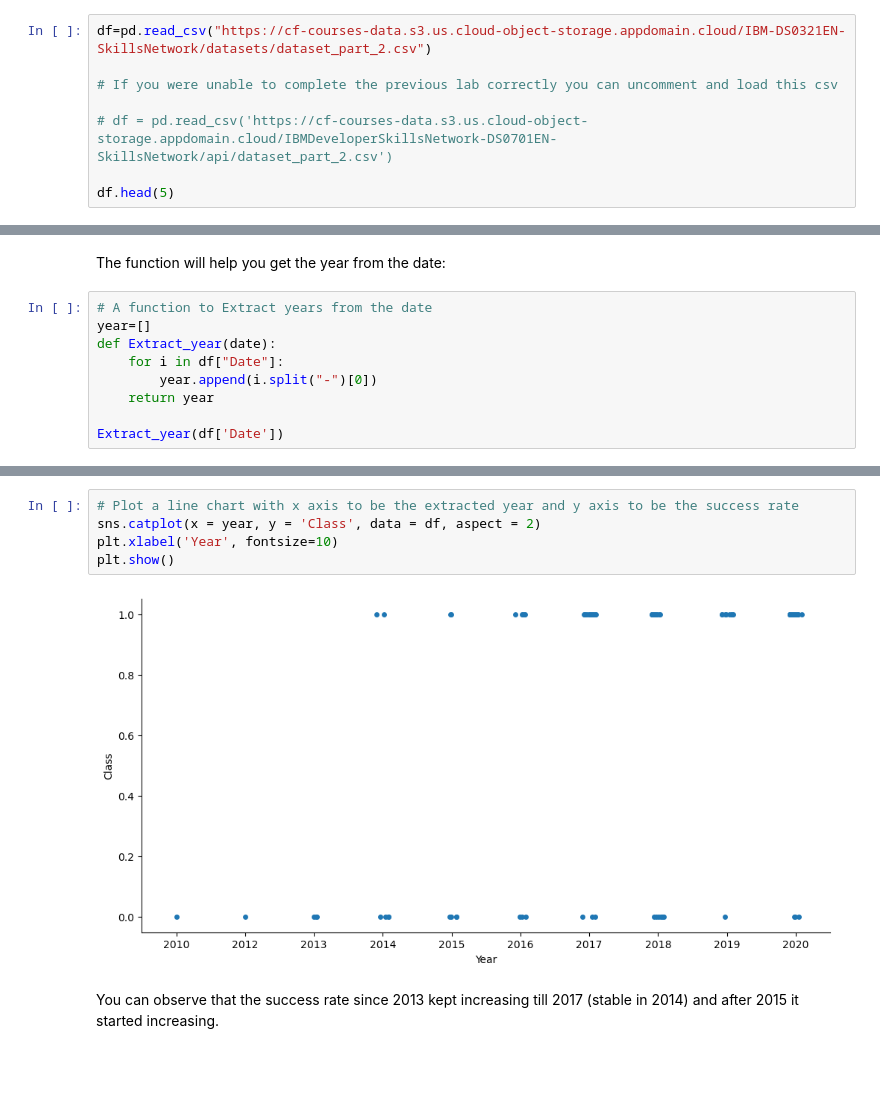
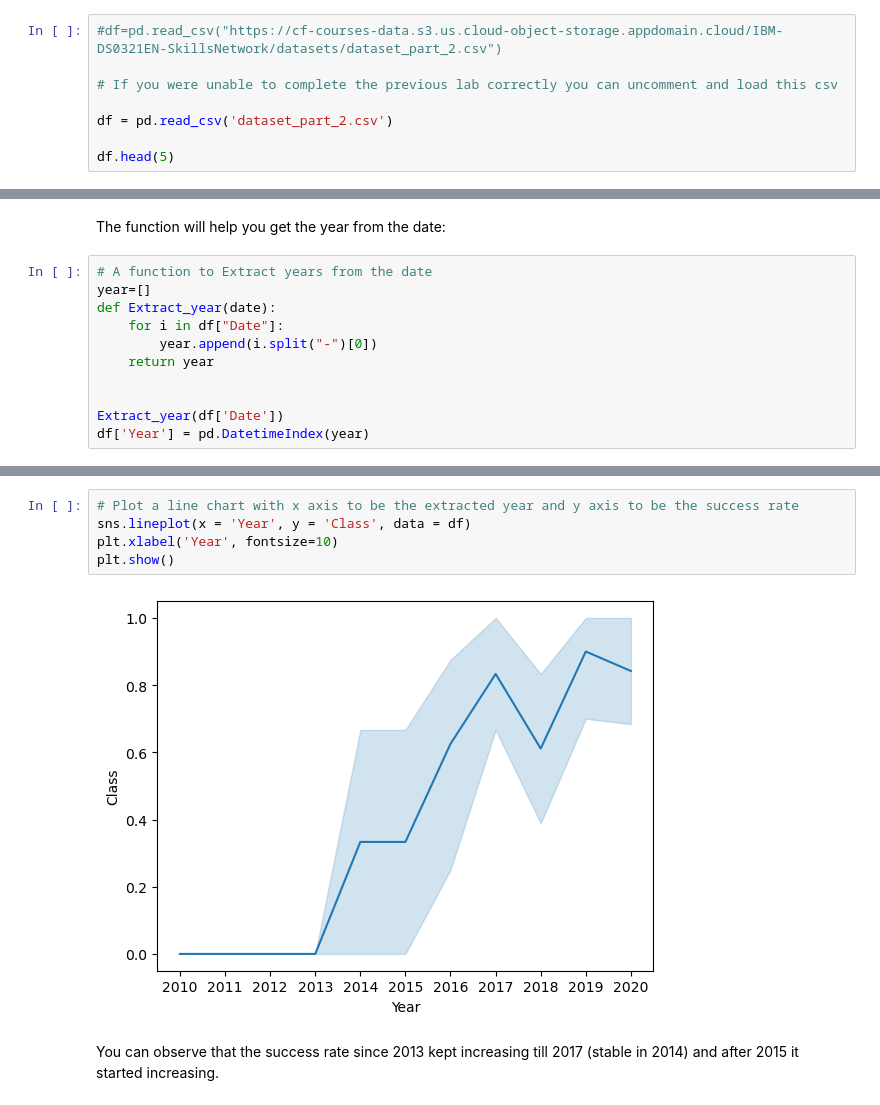
Before and after one commit to G-flatminor/Capstone-project-Space-X-, a Jupyter notebook: jupyter-labs-eda-dataviz-v2.ipynb, the cells around one changed output, grey strips where cells are left out. Saved outputs shown, nothing was run; the diff lists cells and outputs as text; blank space fills up the shorter version.

```diff
--- a/jupyter-labs-eda-dataviz-v2.ipynb
+++ b/jupyter-labs-eda-dataviz-v2.ipynb
@@ -75,11 +75,11 @@ import seaborn as sns
 # %% [markdown]
 First, let's read the SpaceX dataset into a Pandas dataframe and print its summary
 # %%
-df=pd.read_csv("https://cf-courses-data.s3.us.cloud-object-storage.appdomain.cloud/IBM-DS0321EN-SkillsNetwork/datasets/dataset_part_2.csv")
+#df=pd.read_csv("https://cf-courses-data.s3.us.cloud-object-storage.appdomain.cloud/IBM-DS0321EN-SkillsNetwork/datasets/dataset_part_2.csv")
 
 # If you were unable to complete the previous lab correctly you can uncomment and load this csv
 
-# df = pd.read_csv('https://cf-courses-data.s3.us.cloud-object-storage.appdomain.cloud/IBMDeveloperSkillsNetwork-DS0701EN-SkillsNetwork/api/dataset_part_2.csv')
+df = pd.read_csv('dataset_part_2.csv')
 
 df.head(5)
 # %% [output]
@@ -186,4 +224,6 @@ def Extract_year(date):
         year.append(i.split("-")[0])
     return year
 
+
 Extract_year(df['Date'])
+df['Year'] = pd.DatetimeIndex(year)
@@ -208,10 +245,10 @@ Extract_year(df['Date'])
 # %%
 # Plot a line chart with x axis to be the extracted year and y axis to be the success rate
-sns.catplot(x = year, y = 'Class', data = df, aspect = 2)
+sns.lineplot(x = 'Year', y = 'Class', data = df)
 plt.xlabel('Year', fontsize=10)
 plt.show()
 # %% [output]
-[figure, old version]
+[figure, new version]
 # %% [markdown]
 You can observe that the success rate since 2013 kept increasing till 2017 (stable in 2014) and after 2015 it started increasing.
 # %% [markdown]
```
Also changed, not shown: parts of 11 cells of this notebook.
